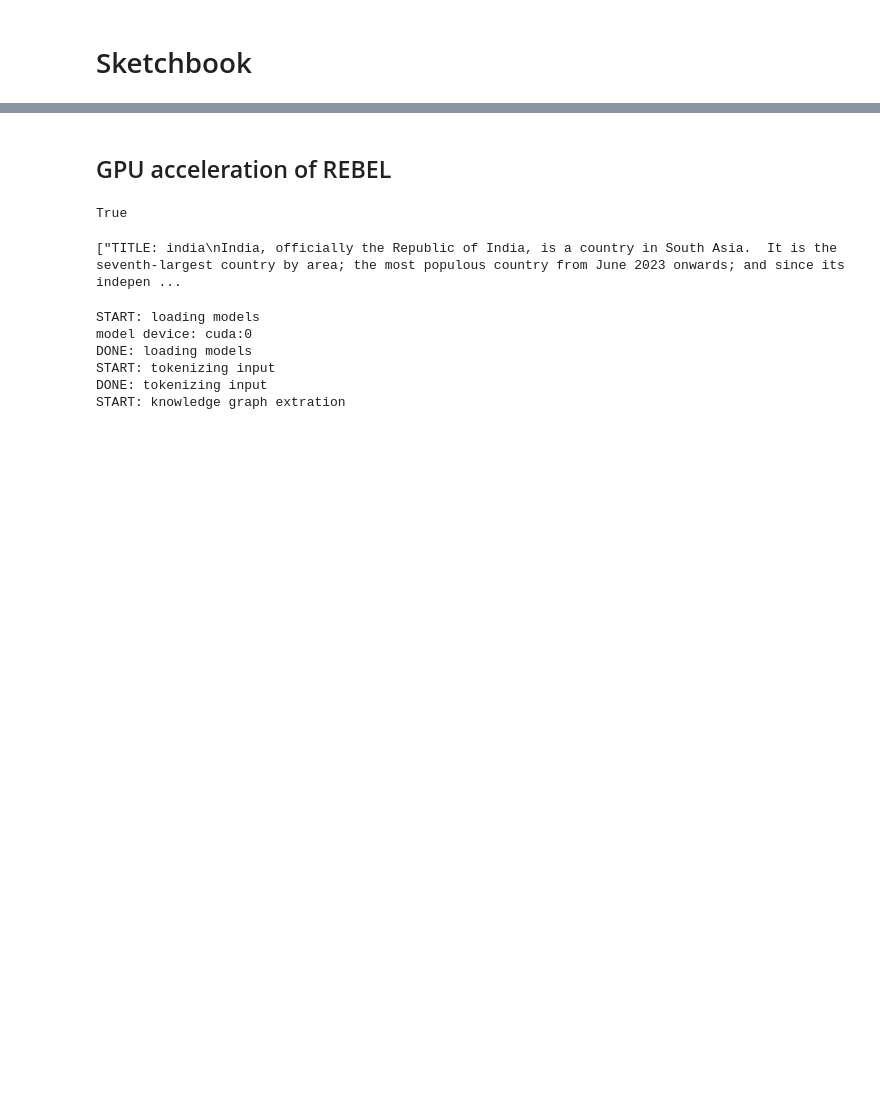
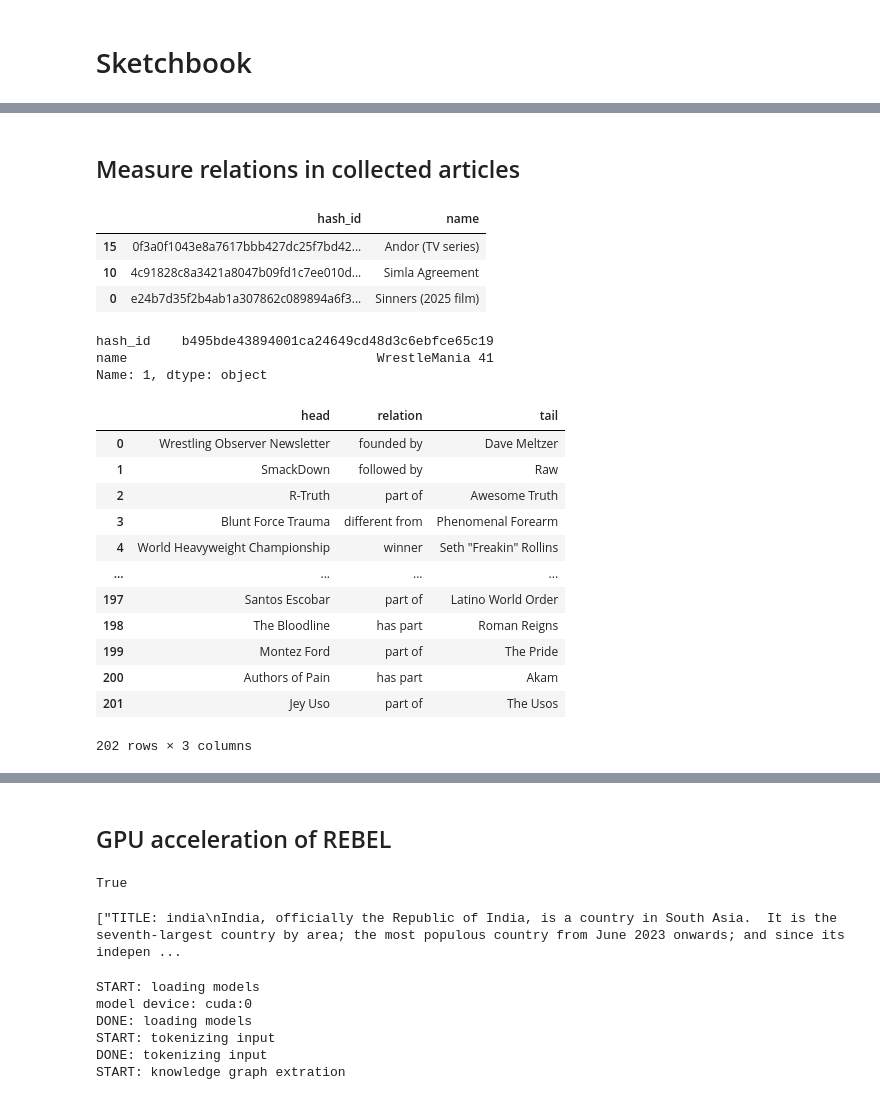
Before and after one commit to RK22000/REBEL-Graph-RAG, a Jupyter notebook: notebook.ipynb, the cells around one changed output, grey strips where cells are left out. Saved outputs shown, nothing was run; the diff lists cells and outputs as text; code cells hidden in the pictures; blank space fills up the shorter version.

```diff
--- a/notebook.ipynb
+++ b/notebook.ipynb
@@ -2,0 +112,2 @@
+# %% [markdown]
+## Measure relations in collected articles
@@ -2,0 +117,33 @@
+# %%
+article_table = pd.read_csv("data/article-table.csv")
+article_table.sample(3)
+# %% [output]
+|  | hash_id | name |
+| 15 | 0f3a0f1043e8a7617bbb427dc25f7bd42... | Andor (TV series) |
+| 10 | 4c91828c8a3421a8047b09fd1c7ee010d... | Simla Agreement |
+| 0 | e24b7d35f2b4ab1a307862c089894a6f3... | Sinners (2025 film) |
+# %%
+# article = article_table.sample(1).iloc[0]
+article = article_table.loc[article_table['name']=="WrestleMania 41"].iloc[0]
+article
+# %% [output]
+hash_id    b495bde43894001ca24649cd48d3c6ebfce65c19
+name                                WrestleMania 41
+Name: 1, dtype: object
+# %%
+knowledge_graph = pd.read_csv(f"data/knowledge-graphs/{article.hash_id}.csv").drop_duplicates()
+knowledge_graph
+# %% [output]
+|  | head | relation | tail |
+| 0 | Wrestling Observer Newsletter | founded by | Dave Meltzer |
+| 1 | SmackDown | followed by | Raw |
+| 2 | R-Truth | part of | Awesome Truth |
+| 3 | Blunt Force Trauma | different from | Phenomenal Forearm |
+| 4 | World Heavyweight Championship | winner | Seth "Freakin" Rollins |
+| ... | ... | ... | ... |
+| 197 | Santos Escobar | part of | Latino World Order |
+| 198 | The Bloodline | has part | Roman Reigns |
+| 199 | Montez Ford | part of | The Pride |
+| 200 | Authors of Pain | has part | Akam |
+| 201 | Jey Uso | part of | The Usos |
+202 rows × 3 columns
```
Also changed, not shown: parts of 35 cells of this notebook, 1 other file.
